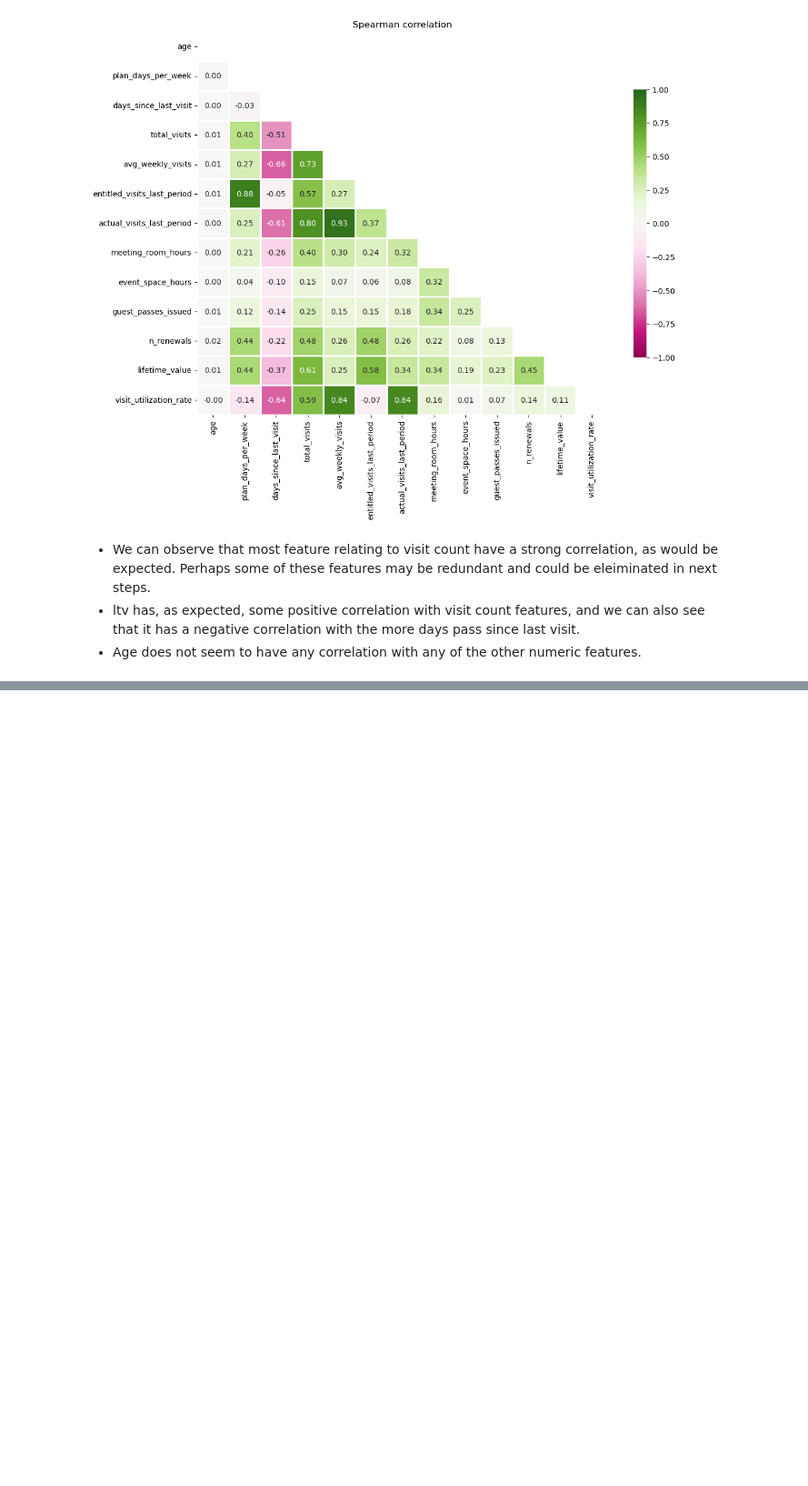
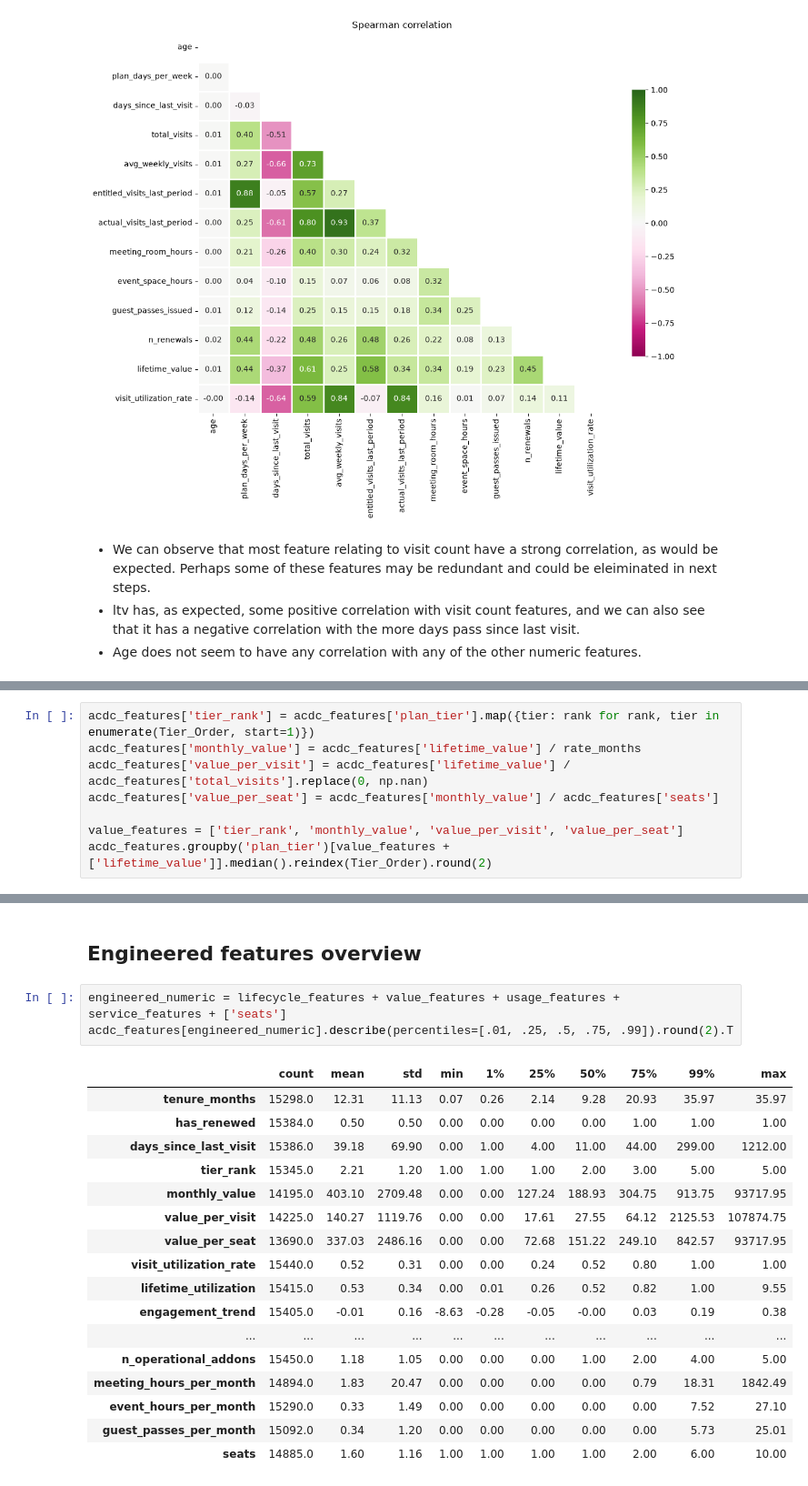
Before and after one commit to jfmenezes/Data-Mining-Project, a Jupyter notebook: Notebooks/DE_Graphs_adjusted.ipynb, the cells around one changed output, grey strips where cells are left out. Shown at 91% size. Saved outputs shown, nothing was run; the diff lists cells and outputs as text; blank space fills up the shorter version.

```diff
--- a/Notebooks/DE_Graphs_adjusted.ipynb
+++ b/Notebooks/DE_Graphs_adjusted.ipynb
@@ -866,0 +1000,8 @@ plt.show()
+# %%
+acdc_features['tier_rank'] = acdc_features['plan_tier'].map({tier: rank for rank, tier in enumerate(Tier_Order, start=1)})
+acdc_features['monthly_value'] = acdc_features['lifetime_value'] / rate_months
+acdc_features['value_per_visit'] = acdc_features['lifetime_value'] / acdc_features['total_visits'].replace(0, np.nan)
+acdc_features['value_per_seat'] = acdc_features['monthly_value'] / acdc_features['seats']
+
+value_features = ['tier_rank', 'monthly_value', 'value_per_visit', 'value_per_seat']
+acdc_features.groupby('plan_tier')[value_features + ['lifetime_value']].median().reindex(Tier_Order).round(2)
@@ -866,0 +1127,23 @@ plt.show()
+# %% [markdown]
+## Engineered features overview
+# %%
+engineered_numeric = lifecycle_features + value_features + usage_features + service_features + ['seats']
+acdc_features[engineered_numeric].describe(percentiles=[.01, .25, .5, .75, .99]).round(2).T
+# %% [output]
+|  | count | mean | std | min | 1% | 25% | 50% | 75% | 99% | max |
+| tenure_months | 15298.0 | 12.31 | 11.13 | 0.07 | 0.26 | 2.14 | 9.28 | 20.93 | 35.97 | 35.97 |
+| has_renewed | 15384.0 | 0.50 | 0.50 | 0.00 | 0.00 | 0.00 | 0.00 | 1.00 | 1.00 | 1.00 |
+| days_since_last_visit | 15386.0 | 39.18 | 69.90 | 0.00 | 1.00 | 4.00 | 11.00 | 44.00 | 299.00 | 1212.00 |
+| tier_rank | 15345.0 | 2.21 | 1.20 | 1.00 | 1.00 | 1.00 | 2.00 | 3.00 | 5.00 | 5.00 |
+| monthly_value | 14195.0 | 403.10 | 2709.48 | 0.00 | 0.00 | 127.24 | 188.93 | 304.75 | 913.75 | 93717.95 |
+| value_per_visit | 14225.0 | 140.27 | 1119.76 | 0.00 | 0.00 | 17.61 | 27.55 | 64.12 | 2125.53 | 107874.75 |
+| value_per_seat | 13690.0 | 337.03 | 2486.16 | 0.00 | 0.00 | 72.68 | 151.22 | 249.10 | 842.57 | 93717.95 |
+| visit_utilization_rate | 15440.0 | 0.52 | 0.31 | 0.00 | 0.00 | 0.24 | 0.52 | 0.80 | 1.00 | 1.00 |
+| lifetime_utilization | 15415.0 | 0.53 | 0.34 | 0.00 | 0.01 | 0.26 | 0.52 | 0.82 | 1.00 | 9.55 |
+| engagement_trend | 15405.0 | -0.01 | 0.16 | -8.63 | -0.28 | -0.05 | -0.00 | 0.03 | 0.19 | 0.38 |
+| ... | ... | ... | ... | ... | ... | ... | ... | ... | ... | ... |
+| n_operational_addons | 15450.0 | 1.18 | 1.05 | 0.00 | 0.00 | 0.00 | 1.00 | 2.00 | 4.00 | 5.00 |
+| meeting_hours_per_month | 14894.0 | 1.83 | 20.47 | 0.00 | 0.00 | 0.00 | 0.00 | 0.79 | 18.31 | 1842.49 |
+| event_hours_per_month | 15290.0 | 0.33 | 1.49 | 0.00 | 0.00 | 0.00 | 0.00 | 0.00 | 7.52 | 27.10 |
+| guest_passes_per_month | 15092.0 | 0.34 | 1.20 | 0.00 | 0.00 | 0.00 | 0.00 | 0.00 | 5.73 | 25.01 |
+| seats | 14885.0 | 1.60 | 1.16 | 1.00 | 1.00 | 1.00 | 1.00 | 2.00 | 6.00 | 10.00 |
```
Also changed, not shown: parts of 51 cells of this notebook.
